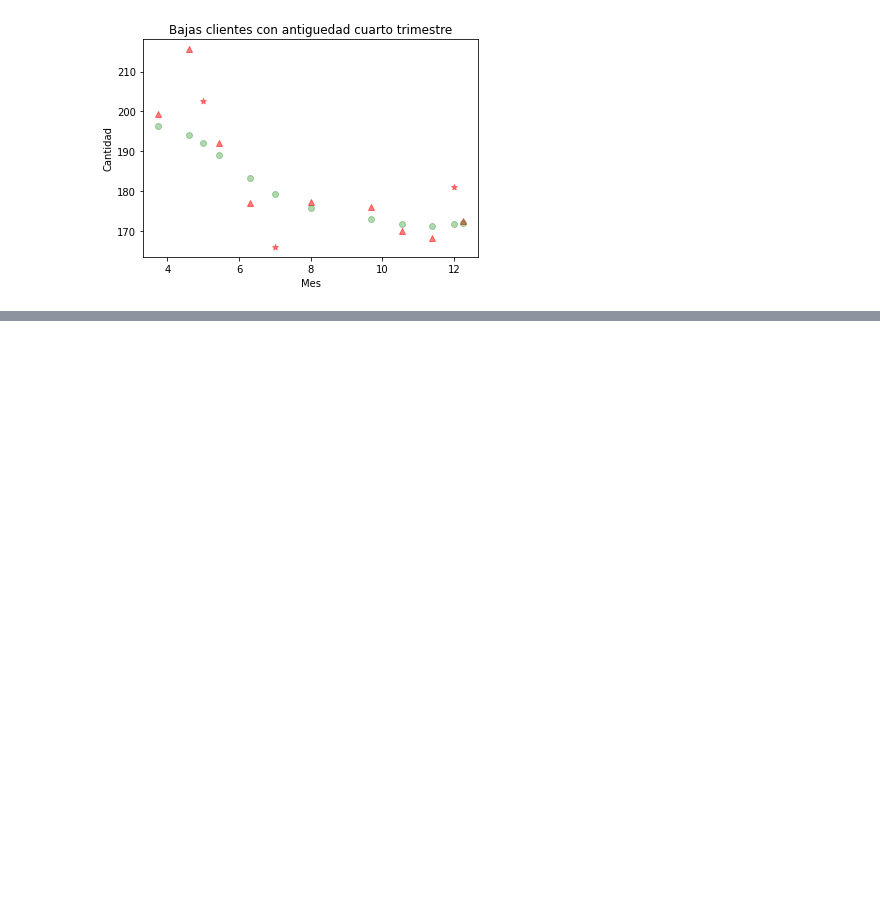
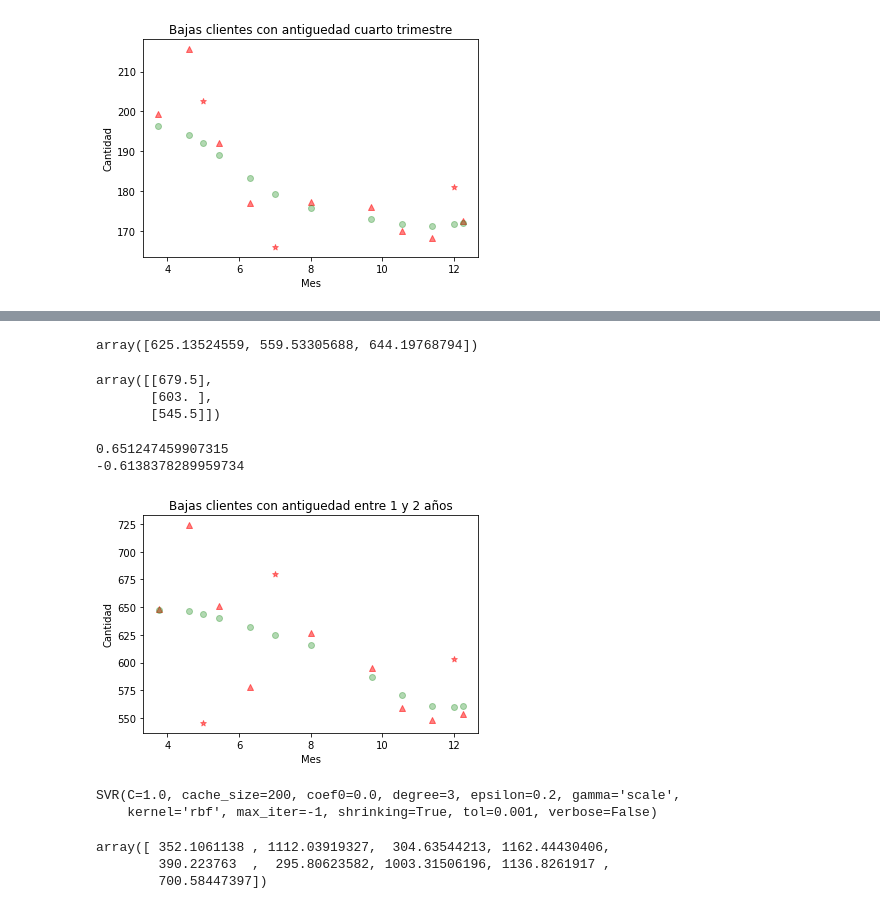
Before and after one commit to ClauCll/Curso_ML_A_Z, a Jupyter notebook: Regresión/Regresion_Bajas_Antiguedad_v5.ipynb, the cells around one changed output, grey strips where cells are left out. Cells and saved outputs as stored; diff of their text form; code cells hidden in the pictures; blank space fills up the shorter version.

```diff
--- a/Regresión/Regresion_Bajas_Antiguedad_v5.ipynb
+++ b/Regresión/Regresion_Bajas_Antiguedad_v5.ipynb
@@ -365,0 +396,5 @@ plt.show()
+# %%
+x_valor=sc_x.inverse_transform(x_train)
+y_valor= sc_y.inverse_transform(y_train)
+y_predic_valor= sc_y.inverse_transform(svr.predict(x_train))
+y_predic_valor
@@ -365,0 +417,70 @@ plt.show()
+# %%
+x_valor_t=sc_x.inverse_transform(x_test)
+y_valor_t= sc_y.inverse_transform(y_test)
+y_predic_valor_t= sc_y.inverse_transform(svr.predict(x_test))
+y_predic_valor_t
+# %% [output]
+array([625.13524559, 559.53305688, 644.19768794])
+# %%
+y_valor_t
+# %% [output]
+array([[679.5],
+       [603. ],
+       [545.5]])
+# %%
+#score
+print(svr.score(x_train,y_train))
+print(svr.score(x_test,y_test))
+# %% [output]
+0.651247459907315
+-0.6138378289959734
+# %%
+plt.scatter(x_valor, y_valor, c='red', marker='^', alpha=0.5)
+plt.scatter(x_valor_t , y_valor_t , c='red', marker='*', alpha=0.5)
+plt.scatter(x_valor, y_predic_valor, c='green', marker='o', alpha=0.3)
+plt.scatter(x_valor_t , y_predic_valor_t , c='green', marker='o', alpha=0.3)
+plt.xlabel('Mes')
+plt.ylabel('Cantidad')
+plt.title('Bajas clientes con antiguedad entre 1 y 2 años')
+plt.show()
+# %% [output]
+[figure, added]
+# %%
+from sklearn.model_selection import train_test_split
+from sklearn.metrics import accuracy_score
+from sklearn.svm import SVR
+# ENTRE_3_4_ANIOS
+#entrenamos datos
+x1 = X[:,0]
+x1 = x1[:,np.newaxis]
+y1 = X[:,6]
+y1 = y1[:,np.newaxis]
+
+x_train, x_test, y_train, y_test = train_test_split(x1, y1,train_size = 0.8,
+                                        random_state = 0,
+                                        shuffle      = True
+                                    )
+#escalamos los datos
+from sklearn.preprocessing import StandardScaler
+sc_x = StandardScaler()
+sc_y = StandardScaler()
+x_train = sc_x.fit_transform(x_train)
+y_train= sc_y.fit_transform(y_train)
+x_test = sc_x.fit_transform(x_test)
+y_test= sc_y.fit_transform(y_test)
+
+#aplicando modelo svm
+svr= SVR(kernel='rbf',degree=3, C=1.0, epsilon=0.2)
+svr.fit(x_train,y_train)
+# %% [output]
+SVR(C=1.0, cache_size=200, coef0=0.0, degree=3, epsilon=0.2, gamma='scale',
+    kernel='rbf', max_iter=-1, shrinking=True, tol=0.001, verbose=False)
+# %%
+x_valor=sc_x.inverse_transform(x_train)
+y_valor= sc_y.inverse_transform(y_train)
+y_predic_valor= sc_y.inverse_transform(svr.predict(x_train))
+y_predic_valor
+# %% [output]
+array([ 352.1061138 , 1112.03919327,  304.63544213, 1162.44430406,
+        390.223763  ,  295.80623582, 1003.31506196, 1136.8261917 ,
+        700.58447397])
```
Also changed, not shown: parts of 15 cells of this notebook.
